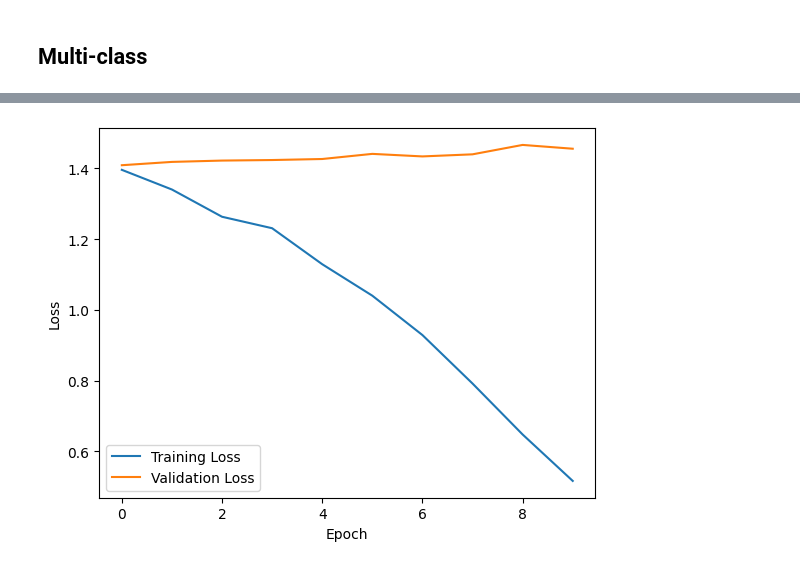
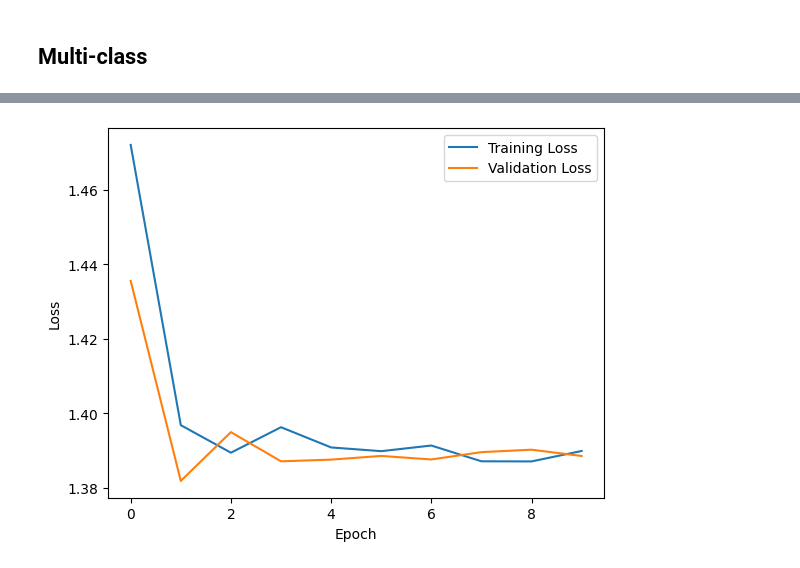
Before and after one commit to AustinHCopley/ezPiezo, a Jupyter notebook: ezPiezoLSTM.ipynb, the cells around one changed output, grey strips where cells are left out. Cells and saved outputs as stored; diff of their text form; code cells hidden in the pictures.

```diff
--- a/ezPiezoLSTM.ipynb
+++ b/ezPiezoLSTM.ipynb
@@ -18,13 +18,15 @@ else:
     print("CPU")
 # %% [output]
 cuda
+# %%
+device = torch.device('cpu')
 # %%
 train_labels = "./data/train_labels.csv"
-test_labels = "./data/test_labels.csv"
+# test_labels = "./data/test_labels.csv"
 val_labels = "./data/val_labels.csv"
 val_dir = test_dir = train_dir = "./data/raw/"
 
-CROP = 12000
+CROP = 15000
 cut = lambda x: x[:CROP]
 
 def stfourier(x):
@@ -41,8 +43,8 @@ def fourier(x):
 train_dataset = pzNpz(train_labels, train_dir, transform=fourier)
 train_loader = DataLoader(train_dataset, batch_size=20, shuffle=True)
 
-test_dataset = pzNpz(test_labels, test_dir, transform=fourier)
-test_loader = DataLoader(test_dataset, batch_size=10)
+# test_dataset = pzNpz(test_labels, test_dir, transform=fourier)
+# test_loader = DataLoader(test_dataset, batch_size=10)
 
 val_dataset = pzNpz(val_labels, val_dir, transform=fourier)
 val_loader = DataLoader(val_dataset, batch_size=10)
@@ -372,10 +317,10 @@ num_layers = 2
 # classes: Major, minor, Major 7, minor 7
 num_classes = 4
 # %%
-model = ezPzLSTM(input_size, hidden_size, num_layers, num_classes)
+model = ezPzLSTM(input_size, 75, 5, num_classes, dropout=0.4)
 
 criterion = nn.CrossEntropyLoss()
-optimizer = torch.optim.Adagrad(model.parameters(), lr=0.002)
+optimizer = torch.optim.RMSprop(model.parameters(), lr=0.007)
 
 num_epochs = 10
 
@@ -384,7 +329,7 @@ val_losses = []
 predicted_y = []
 true_y = []
 
-# device = torch.device('cpu')
+device = torch.device('cpu')
 model.to(device)
 
 for epoch in range(num_epochs):
@@ -417,7 +362,7 @@ for epoch in range(num_epochs):
             val_scores = model(val_x)
             val_loss += criterion(val_scores, val_y).item()
 
-        if device == torch.device('cuda'):
+        if device != torch.device('cpu'):
             predicted_y.extend(preds.cpu().numpy())
             true_y.extend(val_y.cpu().numpy())
         else:
@@ -464 +406 @@ Epoch [10/10], Loss: 0.5167776644229889
-[figure, old version]
+[figure, new version]
```
Also changed, not shown: parts of 16 cells of this notebook, 10 other files.
